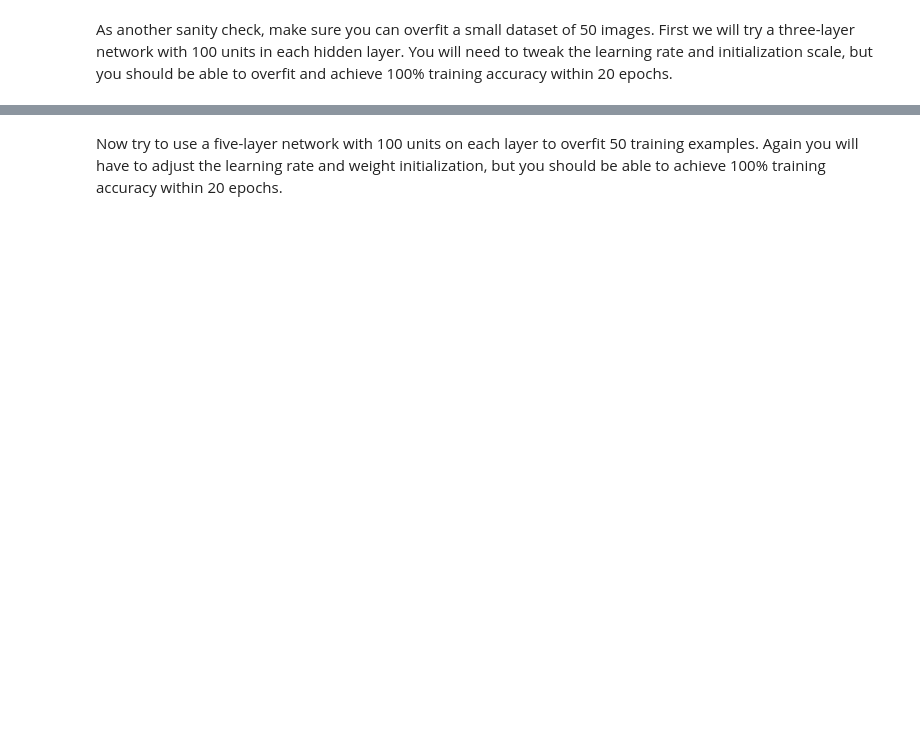
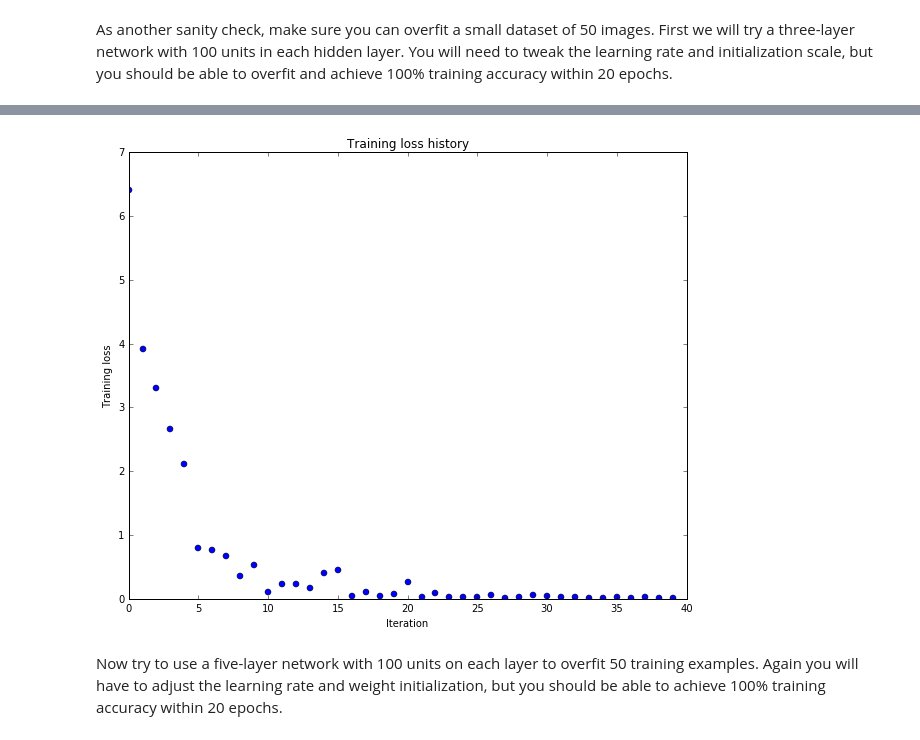
Before and after one commit to 174high/machine_learning, a Jupyter notebook: cs231n/assignment2/FullyConnectedNets.ipynb, the cells around one changed output, grey strips where cells are left out. Drawn from its saved outputs; the diff is of its cells as text; code cells hidden in the pictures; blank space fills up the shorter version.

```diff
--- a/cs231n/assignment2/FullyConnectedNets.ipynb
+++ b/cs231n/assignment2/FullyConnectedNets.ipynb
@@ -443,7 +447,7 @@ small_data = {
 }
 
 weight_scale = 1e-2
-learning_rate = 1e-4
+learning_rate = 1e-3
 model = FullyConnectedNet([100, 100],
               weight_scale=weight_scale, dtype=np.float64)
 solver = Solver(model, small_data,
@@ -465,3 +485,4 @@ KeyError: 'L2_s'
+[figure, added]
 # %% [markdown]
 Now try to use a five-layer network with 100 units on each layer to overfit 50 training examples. Again you will have to adjust the learning rate and weight initialization, but you should be able to achieve 100% training accuracy within 20 epochs.
 # %%
```
Also changed, not shown: parts of 4 cells of this notebook, 1 other file.
